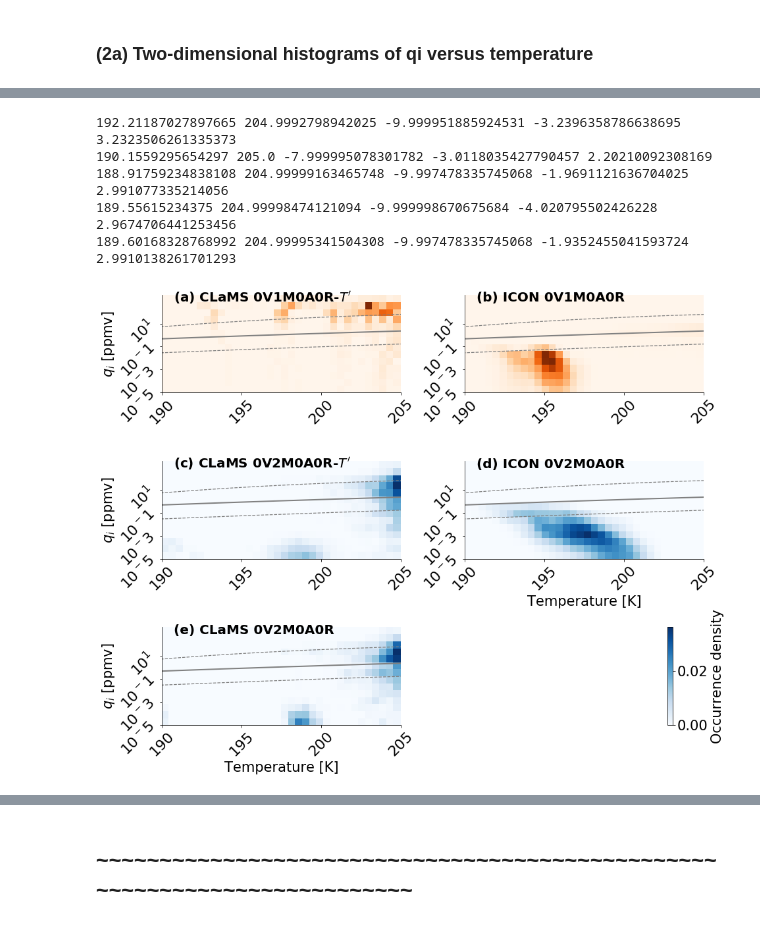
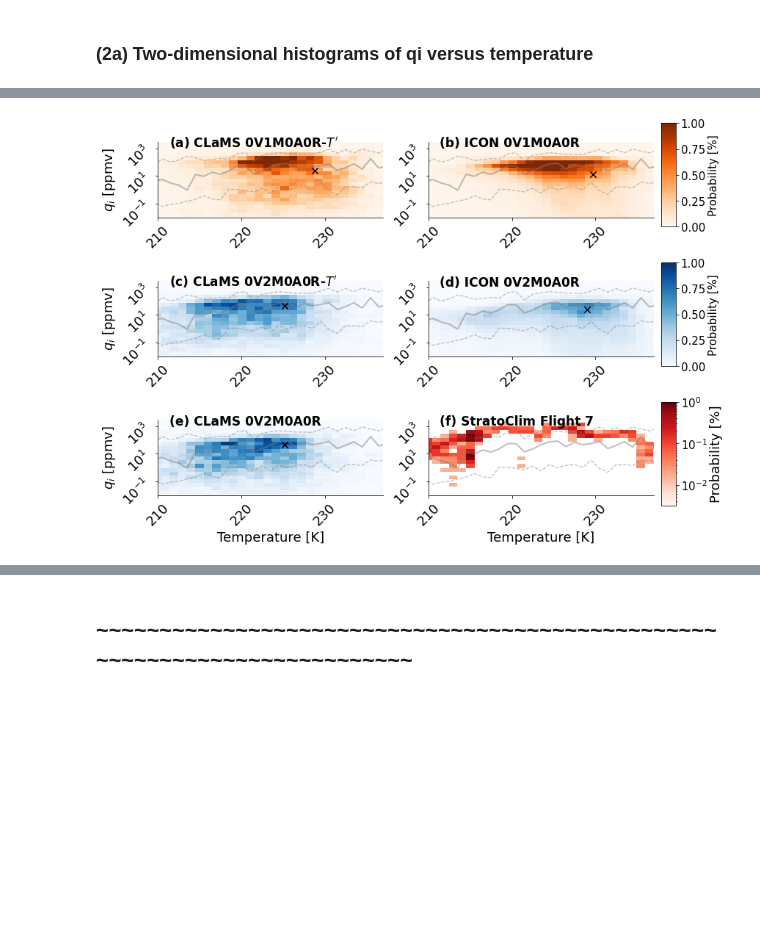
Before and after one commit to sylviasullivan/ice-microp-rad, a Jupyter notebook: Analysis2_article2.ipynb, the cells around one changed output, grey strips where cells are left out. Drawn from its saved outputs; the diff is of its cells as text; code cells hidden in the pictures; blank space fills up the shorter version.

```diff
--- a/Analysis2_article2.ipynb
+++ b/Analysis2_article2.ipynb
@@ -341,10 +283,0 @@ densityPlot( '_outflow', 'T', 210, 237, 50, 'qi', -3, 3.5, 25, 10**(-2.4), fligh
-# %%
-from densityPlot import densityPlot
-densityPlot( '_insitu', 'T', 190, 205, 35, 'qi', -5, 3.5, 15, 10**(-1.8), flight_track=False, tiwc_line=True )
-# %% [output]
-192.21187027897665 204.9992798942025 -9.999951885924531 -3.2396358786638695 3.2323506261335373
-190.1559295654297 205.0 -7.999995078301782 -3.0118035427790457 2.20210092308169
-188.91759234838108 204.99999163465748 -9.997478335745068 -1.9691121636704025 2.991077335214056
-189.55615234375 204.99998474121094 -9.999998670675684 -4.020795502426228 2.9674706441253456
-189.60168328768992 204.99995341504308 -9.997478335745068 -1.9352455041593724 2.9910138261701293
-[figure, removed]
@@ -350,0 +297,68 @@ densityPlot( '_insitu', 'T', 190, 205, 35, 'qi', -5, 3.5, 15, 10**(-1.8), flight
+# %%
+# Method without external function
+# Plot the density of ice mass mixing ratio values against temperatures for all times
+fs = 15
+fig, ax = plt.subplots( nrows=3, ncols=2, figsize=(10.75,8.5) )
+xmin = 210
+xmax = 237
+ymin = -3
+ymax = 3.5
+alf = 0.5
+
+lbl = [ r"(a) CLaMS 0V1M0A0R-$T'$", '(b) ICON 0V1M0A0R', r"(c) CLaMS 0V2M0A0R-$T'$", '(d) ICON 0V2M0A0R',
+        '(e) CLaMS 0V2M0A0R', '(f) StratoClim Flight 7' ]
+#T_MK, IWC_min_MK, IWC_max_MK, IWC_med_MK = martina_T_IWC_line()
+T_MK, IWC_10_MK, _, IWC_50_MK, _, IWC_90_MK = martina_T_qi_perc_tropics()
+farbe = [ cm.Oranges, cm.Oranges, cm.Blues, cm.Blues, cm.Blues, cm.Reds ]
+
+for d, a, l, f, j in zip( datasets, ax.reshape(-1), lbl, farbe, np.arange(6) ):
+    if j < 5:
+        ym, _, xm, _ = centroids( 'qiTh_outflow', j )
+        # First and third outputs are means. Second and fourth are medians.
+        a.scatter( xm, np.log10(ym), marker='x', color='k', s=70, zorder=10 )
+        h = a.imshow( d['qiTh_flight'], origin='lower', cmap=f, extent=[190, 240, -3, 3.5],
+                 vmin=0, vmax=1, aspect=1.65 )
+        if j == 1:
+            cbar_ax = fig.add_axes([1, 0.74, 0.025, 0.23])
+            cb = fig.colorbar(h, cax=cbar_ax)
+            cb.ax.tick_params(labelsize=fs)
+            cb.ax.set_ylabel('Probability [%]', fontsize=fs)
+        if j == 3:
+            cbar_ax = fig.add_axes([1, 0.43, 0.025, 0.23])
+            cb = fig.colorbar(h, cax=cbar_ax)
+            cb.ax.tick_params(labelsize=fs)
+            cb.ax.set_ylabel('Probability [%]', fontsize=fs)
+    else:
+        h = a.imshow( d['qiTh_flight'], origin='lower', cmap=f, extent=[190, 240, -3, 3.5],
+                 norm=colors.LogNorm(vmin=10**(-2.5),vmax=1), aspect=1.65 )
+        cbar_ax = fig.add_axes([1, 0.12, 0.025, 0.23])
+        cb = fig.colorbar(h, cax=cbar_ax)
+        cb.ax.tick_params(labelsize=fs)
+        cb.ax.set_ylabel('Probability [%]', fontsize=fs+3)
+
+    #a.plot( T_MK, np.log10(IWC_min_MK), linewidth=1.25, linestyle='--', color='gray' )
+    #a.plot( T_MK, np.log10(IWC_med_MK), linewidth=2, linestyle='-', color='gray' )
+    #a.plot( T_MK, np.log10(IWC_max_MK), linewidth=1.25, linestyle='--', color='gray' )
+
+    a.plot( T_MK, np.log10(IWC_10_MK), linewidth=1.25, linestyle='--', color='gray', alpha=alf )
+    a.plot( T_MK, np.log10(IWC_50_MK), linewidth=2, linestyle='-', color='gray', alpha=alf )
+    a.plot( T_MK, np.log10(IWC_90_MK), linewidth=1.25, linestyle='--', color='gray', alpha=alf )
+    a.axis( [xmin, xmax, ymin+1, ymax] )
+
+    a.set_yticks([ymin+2, ymin+4, ymin+6])
+    a.set_yticklabels([r'10$^{-1}$', r'10$^{:1d}$'.format(ymin+4), r'10$^{:1d}$'.format(ymin+6)])
+    a.text(0.05, 0.93, l, weight='bold', fontsize=fs+2, transform=a.transAxes)
+    sexy_axes(a, fs+3)
+
+ax[0,0].set_ylabel(r"$q_i$ [ppmv]", fontsize=fs+3)
+ax[1,0].set_ylabel(r"$q_i$ [ppmv]", fontsize=fs+3)
+ax[2,1].set_xlabel("Temperature [K]", fontsize=fs+3)
+ax[2,0].set_ylabel(r"$q_i$ [ppmv]", fontsize=fs+3)
+ax[2,0].set_xlabel("Temperature [K]", fontsize=fs+3)
+
+plt.tight_layout()
+
+#fig.savefig('output/CLaMS-ICON-qi-T-density-norm_flight.pdf', bbox_inches='tight')
+plt.show()
+# %% [output]
+[figure, added]
```
Also changed, not shown: parts of 28 cells of this notebook, 9 other files.
